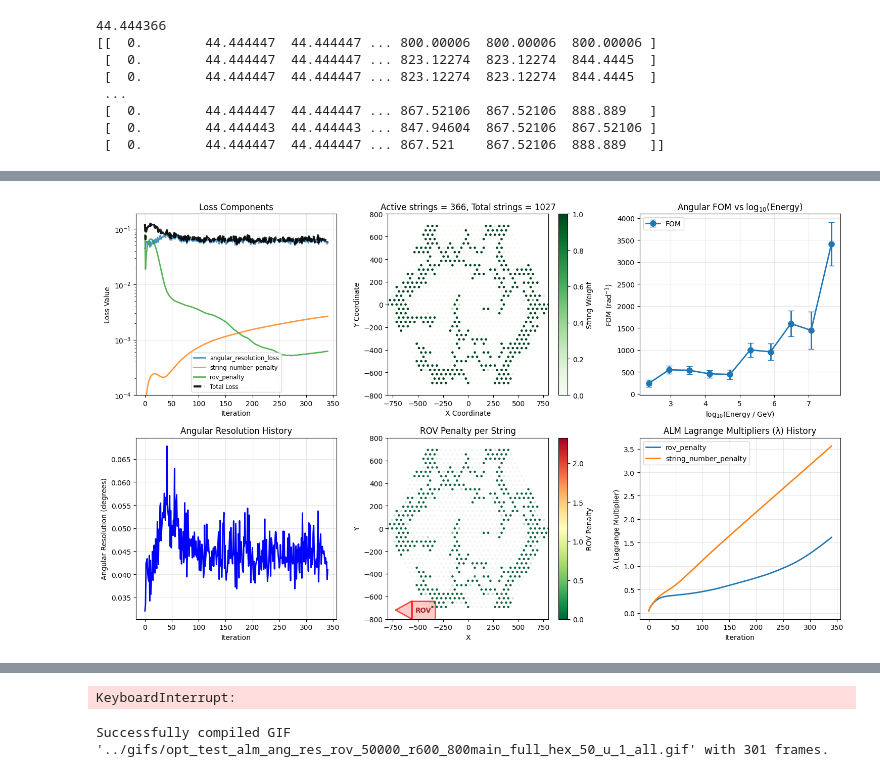
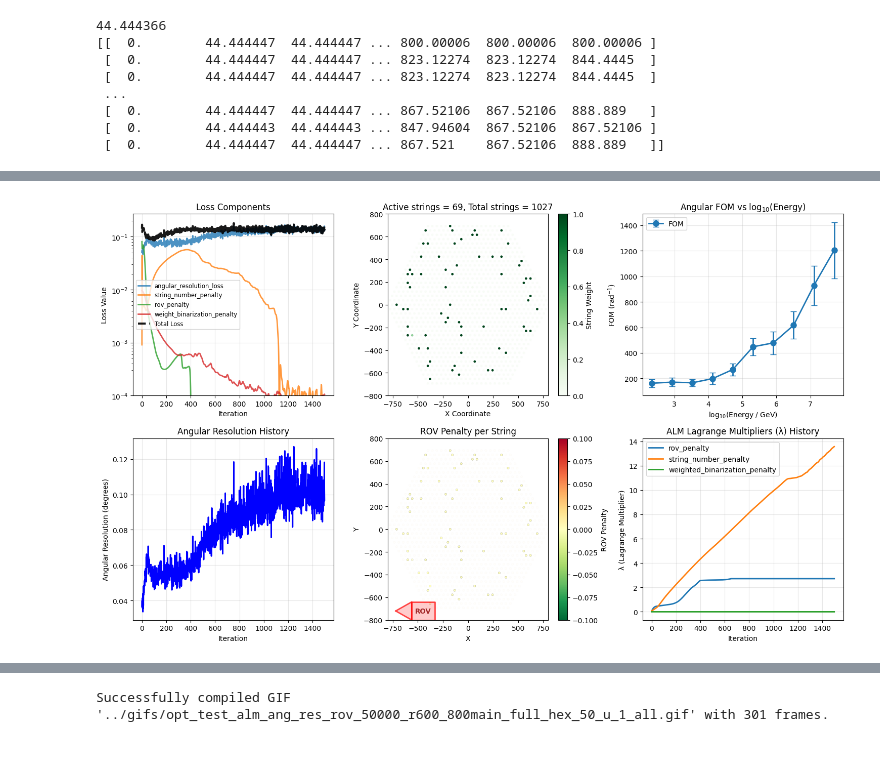
Before and after one commit to kristiantcho/nugget, a Jupyter notebook: nugget/examples/modular_surrogate_notebook.ipynb, the cells around one changed output, grey strips where cells are left out. Drawn from its saved outputs; the diff is of its cells as text; code cells hidden in the pictures.

```diff
--- a/nugget/examples/modular_surrogate_notebook.ipynb
+++ b/nugget/examples/modular_surrogate_notebook.ipynb
@@ -399,16 +336,16 @@ loss_params = {
 # Additional parameters for evanescent string optimization
 loss_params.update({
     'eva_min_num_strings': 70,  # Minimum number of active strings
-
+    'string_number_use_binarization_weight': False,
     'max_radius': 25,  # Maximum radius for string placement
     'num_angles': 360,  # Number of angles (divided into 360 degrees) to test for rov
     'rov_alt_mode': True,  # Whether to use alternative mode for rov penalty (see rov_penalty.py for details)
     'local_sharpness': 10,  # Sharpness parameter for local string repulsion
     'boundary_sharpness': 10,  # Sharpness parameter for boundary penalty
-    'string_number_beta':5,
+    'string_number_beta':20,
     'detach_other_probs':False,
     'rov_soft_inside':True,
-    'rov_inside_sharpness': 5,
+    'rov_inside_sharpness': 10,
     'rov_angle_softmin_tau': 0.1,
     'rov_angle_chunk_size': 360,
 
@@ -444,7 +381,7 @@ loss_params.update({
                 # 'local_string_repulsion_penalty',
                 'string_number_penalty',
                 # 'string_weights_penalty',
-                # 'weighted_binarization_penalty',
+                'weighted_binarization_penalty',
                 # 'diversity_penalty',
                 ],  # Constraints to enforce
 })
@@ -465,7 +402,7 @@ loss_func_dict = {
     'rov_penalty': rov_penalty,
     # 'diversity_penalty': diversity_penalty,
     # 'string_boundary_penalty': string_boundary_penalty,  # Keep strings in bounds
-    # 'weight_binarization_penalty': weighted_binarization_penalty
+    'weight_binarization_penalty': weighted_binarization_penalty
 }
 
 # === LOSS WEIGHTS ===
@@ -482,7 +419,7 @@ loss_weights_dict = {
     # 'string_repulsion_penalty': 0.000001,
     # 'string_weights_penalty': 0,     # Encourage sparse solutions
     'string_weights_penalty': 0.05,     # Encourage sparse solutions
-    'string_number_penalty': 0.01,      # Limit detector complexity
+    'string_number_penalty': 0.4,      # Limit detector complexity
     'weight_binarization_penalty': 0.1,
     'rov_penalty': 1,
     'diversity_penalty': 0.001
@@ -583,28 +520,29 @@ vis_uw_loss_dict=optimizer.vis_uw_loss_dict
 # %%
 # torch.autograd.set_detect_anomaly(False)
 # Run the main geometry optimization loop
 optimizer.visualizer.cleanup_gif_temp_files()  # Clean up any old visualization files
 
 geom_dict = optimizer.optimize(
+    clear_cuda_cache=True,                 # Clear GPU memory cache between iterations
     loss_func_dict=loss_func_dict,          # Dictionary of loss functions to use
     loss_weights_dict=loss_weights_dict,    # Weights for combining multiple losses
     loss_params_dict=loss_params,           # Parameters for loss function computation
     n_iter=1500,                           # Maximum number of optimization iterations
     vis_kwargs=vis_kwargs,                 # Visualization parameters
     print_freq=5,                          # Print progress every N iterations
     vis_freq=10,                           # Create plots every N iterations
     # gif_freq=5,                           # Save animation frames every N iterations
     sigmoid_loss_list=loss_sigmoid_list,         # Which losses to apply sigmoid to (for better optimization dynamics)
     # save_geom_folder='./800main_full_hex_r600_50_u_1_fom_no_rov_patd',  # Directory to save geometry checkpoints
     # save_geom_freq=100,                      # Save geometry every N iterations
     # continue_saving=False,
     # save_best_geom_file = './best_geom_1_event.pkl',  # File to save best geometry found
     # save_last_geom = False,
     # cf_loss_weights_dict=cf_loss_weights_dict,  # custom weights for conflict-free optimization
     # loss_dict=loss_dict,         # resupply loss histories if continuing optimization (only for visualization)
     # uw_loss_dict=uw_loss_dict,
     # vis_loss_dict=vis_loss_dict,
     # vis_uw_loss_dict=vis_uw_loss_dict
 )
 # %% [output]
-[figure, old version]
+[figure, new version]
@@ -612,4 +549,3 @@ Iter 346/1500, Total Loss: 0.0736 | angular_resolution_loss: 0.0703 | string_num
-KeyboardInterrupt:
 # %%
 torch.cuda.empty_cache()  # Clear GPU memory after optimization
 # %%
```
Also changed, not shown: parts of 10 cells of this notebook, 4 other files.
